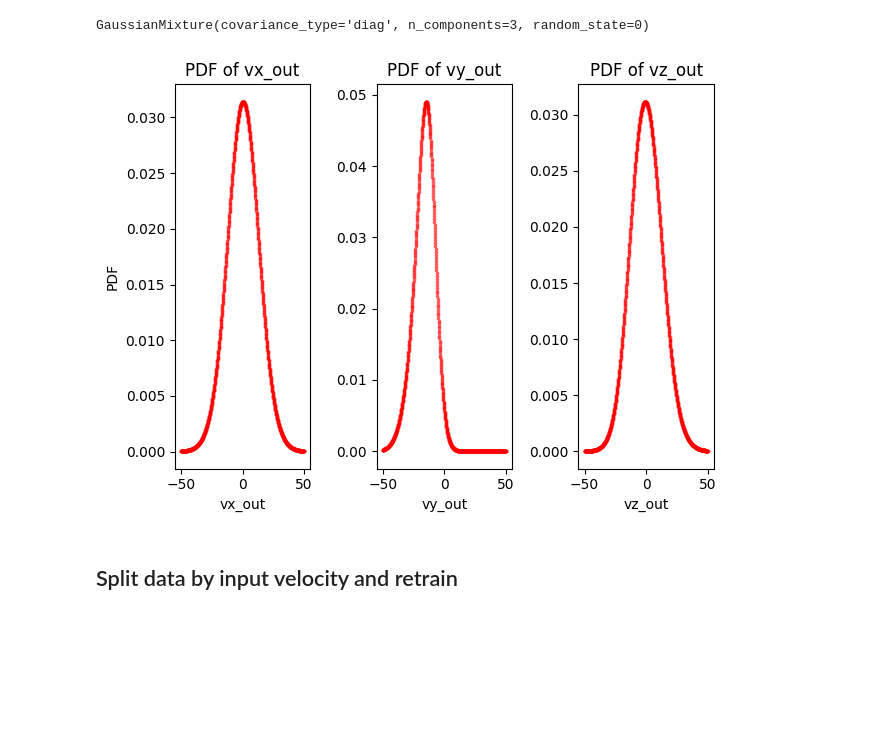
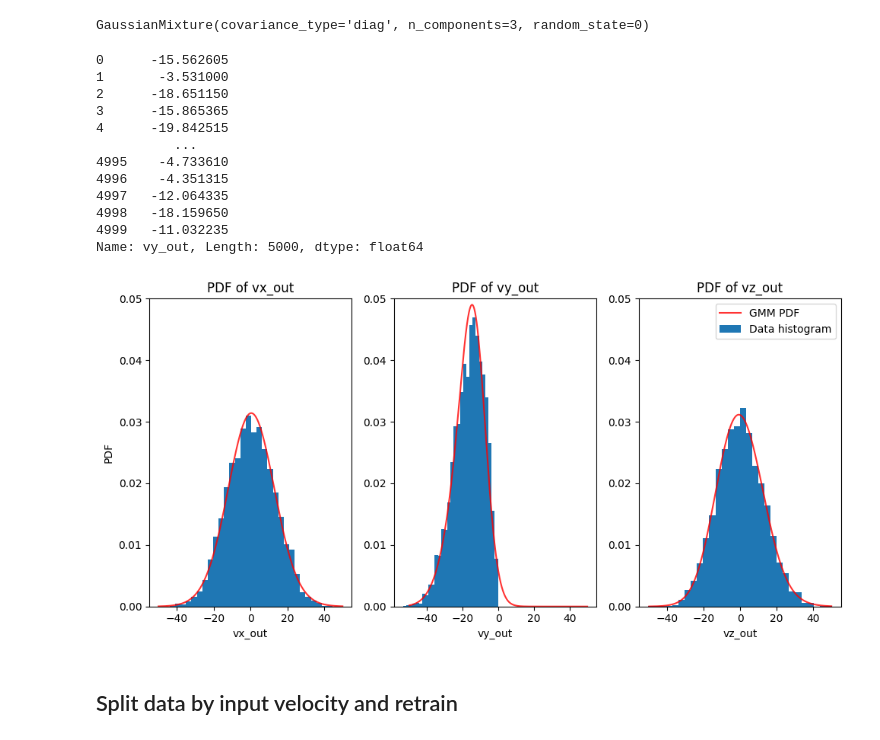
Before and after one commit to QuintenTijn/4AI000_Heat_and_flow, a Jupyter notebook: Materials_for_ML_assigment_2025/GMM_testing_notebook.ipynb, the cells around one changed output. Saved outputs shown, nothing was run; the diff lists cells and outputs as text; code cells hidden in the pictures; blank space fills up the shorter version.

Commit message:
Add histogram for GMM comparison

```diff
--- a/Materials_for_ML_assigment_2025/GMM_testing_notebook.ipynb
+++ b/Materials_for_ML_assigment_2025/GMM_testing_notebook.ipynb
@@ -282,38 +282,54 @@ gmm_model = GaussianMixture(n_components=nr_components, covariance_type=covarian
 gmm_model.fit(X_df)
 # %% [output]
 GaussianMixture(covariance_type='diag', n_components=3, random_state=0)
+# %%
+X_df.iloc[:,feature_index[1]]
+# %% [output]
+0      -15.562605
+1       -3.531000
+2      -18.651150
+3      -15.865365
+4      -19.842515
+          ...
+4995    -4.733610
+4996    -4.351315
+4997   -12.064335
+4998   -18.159650
+4999   -11.032235
+Name: vy_out, Length: 5000, dtype: float64
 # %%
-# logprob = gmm_model.score_samples(X_df)
-from scipy.stats import norm
-
 # Extract marginal pdf for each feature from the GMM model
-fig, ax = plt.subplots(1,3)
+fig, ax = plt.subplots(1, 3, figsize=(10, 5))
 
 labels = ["vx_out", "vy_out", "vz_out"]
 feature_index = [3, 4, 5]
 xlim = np.linspace(-50, 50, 1000)
 
 for i in range(3):
-
     pdf = np.zeros_like(xlim)
 
     for j in range(nr_components):
-        # Extract the mean, covariance, and weight for each component
+        # Extract the mean, covariance, and weight for each gmm component
         mean = gmm_model.means_[j, feature_index[i]]
         cov = gmm_model.covariances_[j, feature_index[i]]
         weight = gmm_model.weights_[j]
         pdf += weight * norm.pdf(xlim, loc=mean, scale=np.sqrt(cov))
 
+        # Compute histogram
 
-    # Visualize the pdf against the v_out (either vx_out, vy_out or vz_out)
-    ax[i].scatter(xlim, pdf, c='red', alpha=0.5, label='PDF', s=3)
+
+    # Visualize the pdf as a line plot
+    ax[i].plot(xlim, pdf, c='red', alpha=0.8, label='GMM PDF')
+    ax[i].hist(X_df.iloc[:,feature_index[i]], bins=30, density=True, label='Data histogram')
+    ax[i].set_ylim([0, 0.05])
     ax[i].set_xlabel(f'{labels[i]}')
     ax[i].set_title(f'PDF of {labels[i]}')
 ax[0].set_ylabel("PDF")
+ax[2].legend(loc=1)
 fig.tight_layout()
 plt.show()
 # %% [output]
-[figure, old version]
+[figure, new version]
 # %% [markdown]
 ## Split data by input velocity and retrain
 # %%
```
Also changed, not shown: parts of 1 cell of this notebook.
